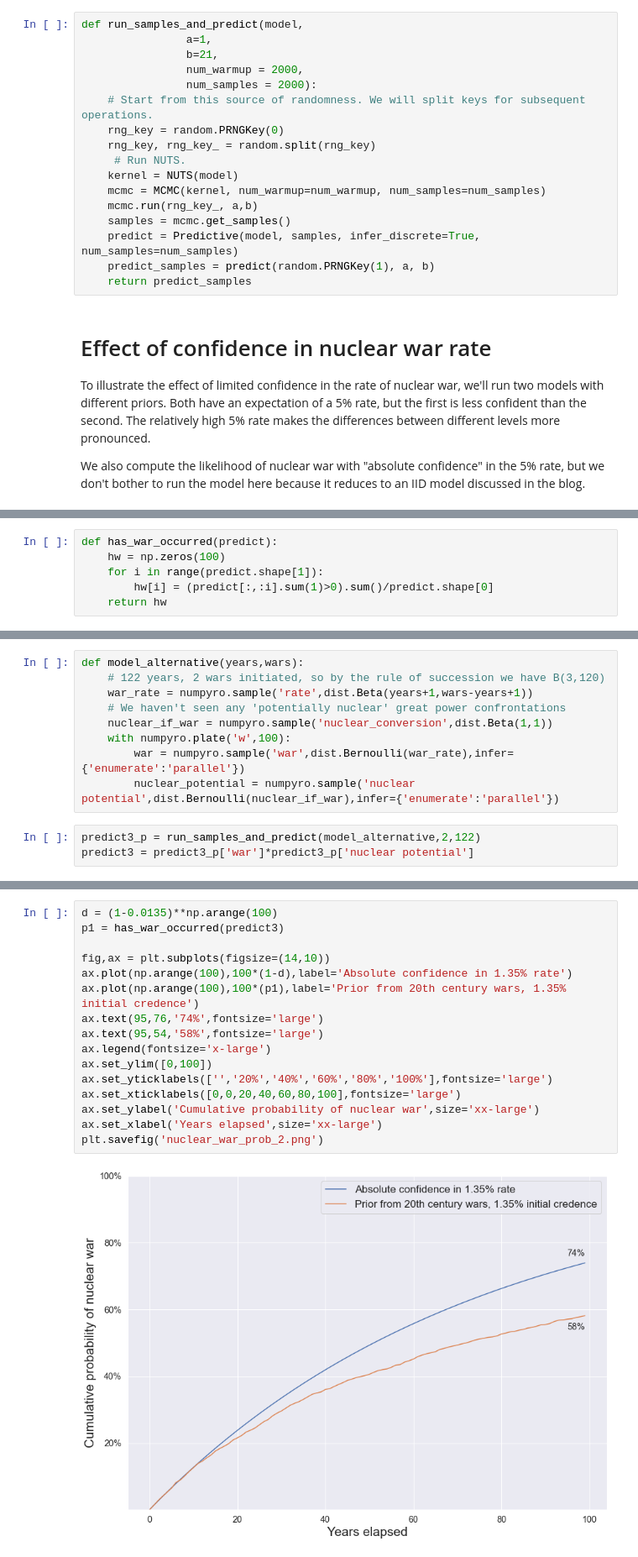
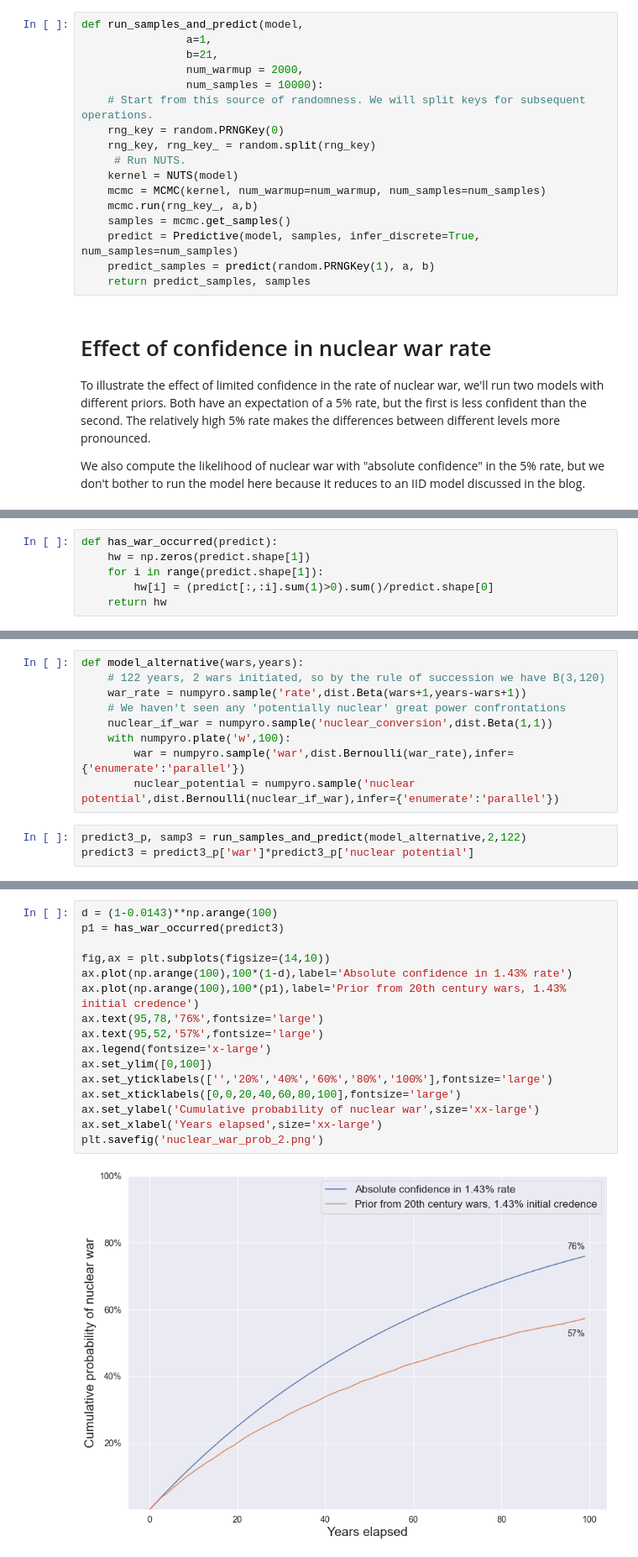
Before and after one commit to davidoj/exchangeable_nuclear_war_model, a Jupyter notebook: Exchangeable_nuclear_war_model.ipynb, the cells around one changed output, grey strips where cells are left out. Shown at 84% size. Cells and saved outputs as stored; diff of their text form.

```diff
--- a/Exchangeable_nuclear_war_model.ipynb
+++ b/Exchangeable_nuclear_war_model.ipynb
@@ -73,7 +73,7 @@ def run_samples_and_predict(model,
                 a=1,
                 b=21,
                 num_warmup = 2000,
-                num_samples = 2000):
+                num_samples = 10000):
     # Start from this source of randomness. We will split keys for subsequent operations.
     rng_key = random.PRNGKey(0)
     rng_key, rng_key_ = random.split(rng_key)
@@ -84,7 +84,7 @@ def run_samples_and_predict(model,
     samples = mcmc.get_samples()
     predict = Predictive(model, samples, infer_discrete=True, num_samples=num_samples)
     predict_samples = predict(random.PRNGKey(1), a, b)
-    return predict_samples
+    return predict_samples, samples
 # %% [markdown]
 # Effect of confidence in nuclear war rate
 
@@ -99,6 +99,6 @@ predict2 = run_samples_and_predict(model,a=5,b=105)
 # %%
 def has_war_occurred(predict):
-    hw = np.zeros(100)
+    hw = np.zeros(predict.shape[1])
     for i in range(predict.shape[1]):
         hw[i] = (predict[:,:i].sum(1)>0).sum()/predict.shape[0]
     return hw
@@ -137,13 +137,13 @@ An extremely handy fact here is that, starting with a uniform prior and observin
 # %%
-def model_alternative(years,wars):
+def model_alternative(wars,years):
     # 122 years, 2 wars initiated, so by the rule of succession we have B(3,120)
-    war_rate = numpyro.sample('rate',dist.Beta(years+1,wars-years+1))
+    war_rate = numpyro.sample('rate',dist.Beta(wars+1,years-wars+1))
     # We haven't seen any 'potentially nuclear' great power confrontations
     nuclear_if_war = numpyro.sample('nuclear_conversion',dist.Beta(1,1))
     with numpyro.plate('w',100):
         war = numpyro.sample('war',dist.Bernoulli(war_rate),infer={'enumerate':'parallel'})
         nuclear_potential = numpyro.sample('nuclear potential',dist.Bernoulli(nuclear_if_war),infer={'enumerate':'parallel'})
 # %%
-predict3_p = run_samples_and_predict(model_alternative,2,122)
+predict3_p, samp3 = run_samples_and_predict(model_alternative,2,122)
 predict3 = predict3_p['war']*predict3_p['nuclear potential']
 # %% [markdown]
@@ -155,18 +155,18 @@ has_war_occurred(predict3)[1]
 # %%
-d = (1-0.0135)**np.arange(100)
+d = (1-0.0143)**np.arange(100)
 p1 = has_war_occurred(predict3)
 
 fig,ax = plt.subplots(figsize=(14,10))
-ax.plot(np.arange(100),100*(1-d),label='Absolute confidence in 1.35% rate')
-ax.plot(np.arange(100),100*(p1),label='Prior from 20th century wars, 1.35% initial credence')
-ax.text(95,76,'74%',fontsize='large')
-ax.text(95,54,'58%',fontsize='large')
+ax.plot(np.arange(100),100*(1-d),label='Absolute confidence in 1.43% rate')
+ax.plot(np.arange(100),100*(p1),label='Prior from 20th century wars, 1.43% initial credence')
+ax.text(95,78,'76%',fontsize='large')
+ax.text(95,52,'57%',fontsize='large')
 ax.legend(fontsize='x-large')
 ax.set_ylim([0,100])
 ax.set_yticklabels(['','20%','40%','60%','80%','100%'],fontsize='large')
 ax.set_xticklabels([0,0,20,40,60,80,100],fontsize='large')
 ax.set_ylabel('Cumulative probability of nuclear war',size='xx-large')
 ax.set_xlabel('Years elapsed',size='xx-large')
 plt.savefig('nuclear_war_prob_2.png')
 # %% [output]
-[figure, old version]
+[figure, new version]
```
Also changed, not shown: parts of 11 cells of this notebook, 1 other file.
